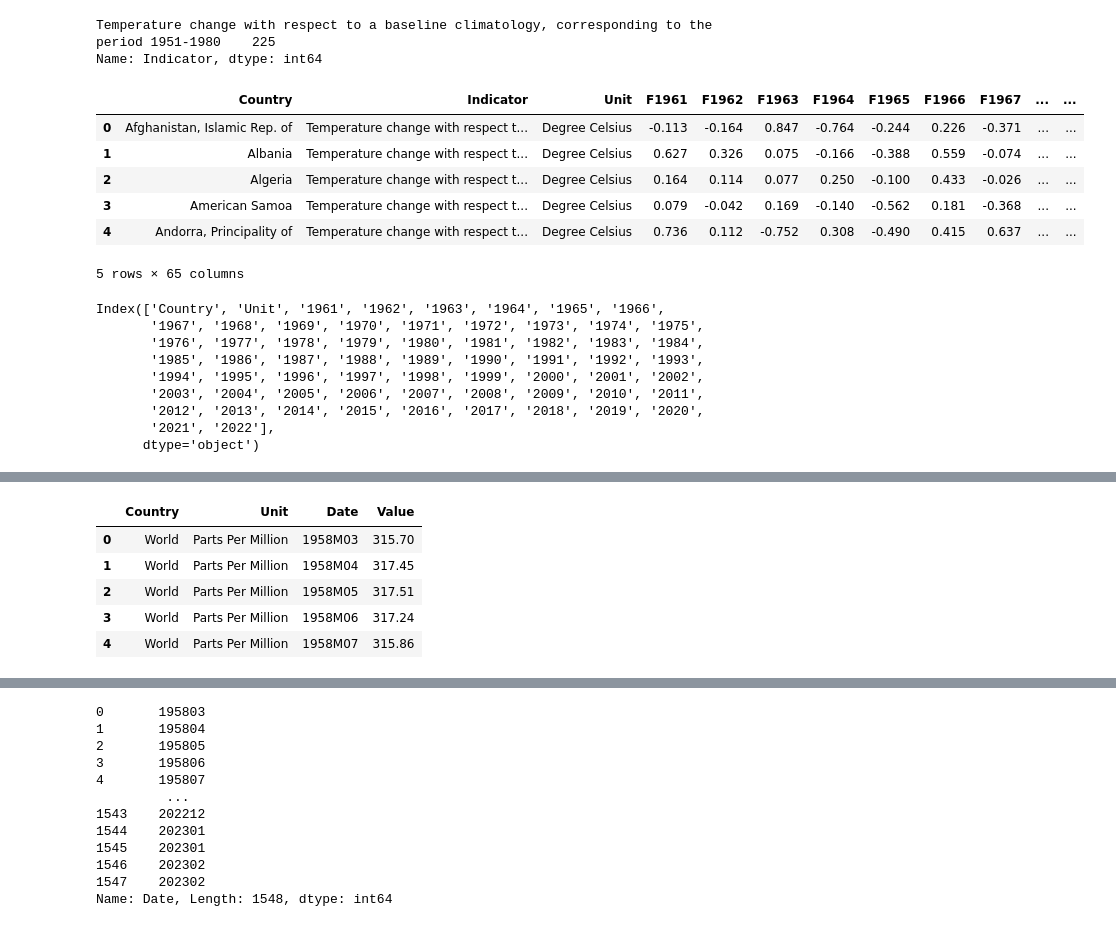
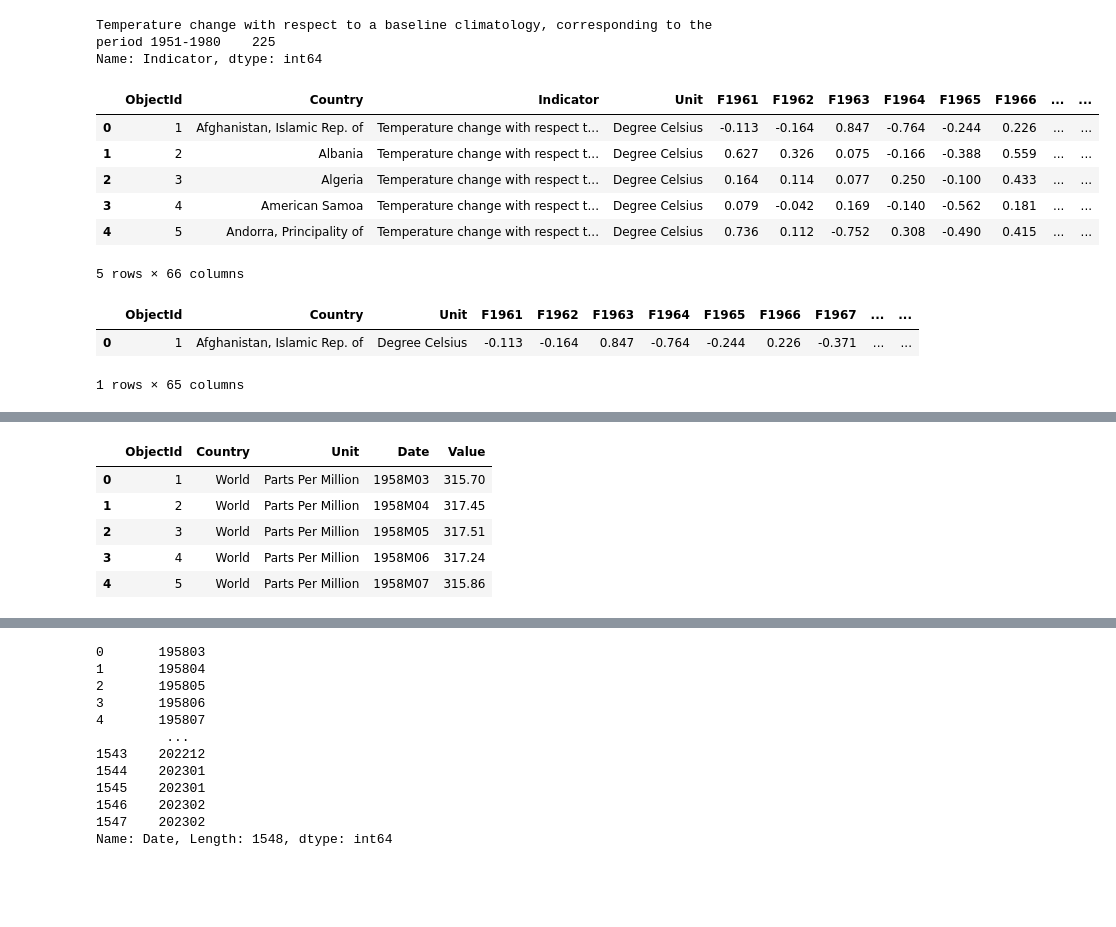
Before and after one commit to detmanski/climate_change_analysis, a Jupyter notebook: climate_data_cleaning.ipynb, the cells around one changed output, grey strips where cells are left out. Saved outputs shown, nothing was run; the diff lists cells and outputs as text; code cells hidden in the pictures; blank space fills up the shorter version.

```diff
--- a/climate_data_cleaning.ipynb
+++ b/climate_data_cleaning.ipynb
@@ -23,28 +23,24 @@ Temperature change with respect to a baseline climatology, corresponding to the
 Name: Indicator, dtype: int64
 # %%
 #drop unwanted columns
-surface_temp_change_df.drop(columns=["ObjectId","ISO2","ISO3","CTS_Code", "CTS_Name","CTS_Full_Descriptor", "Source"], axis=1, inplace=True)
+surface_temp_change_df.drop(columns=["ISO2","ISO3","CTS_Code", "CTS_Name","CTS_Full_Descriptor", "Source"], axis=1, inplace=True)
 surface_temp_change_df.head()
 # %% [output]
-|  | Country | Indicator | Unit | F1961 | F1962 | F1963 | F1964 | F1965 | F1966 | F1967 | ... | ... |
-| 0 | Afghanistan, Islamic Rep. of | Temperature change with respect t... | Degree Celsius | -0.113 | -0.164 | 0.847 | -0.764 | -0.244 | 0.226 | -0.371 | ... | ... |
-| 1 | Albania | Temperature change with respect t... | Degree Celsius | 0.627 | 0.326 | 0.075 | -0.166 | -0.388 | 0.559 | -0.074 | ... | ... |
-| 2 | Algeria | Temperature change with respect t... | Degree Celsius | 0.164 | 0.114 | 0.077 | 0.250 | -0.100 | 0.433 | -0.026 | ... | ... |
-| 3 | American Samoa | Temperature change with respect t... | Degree Celsius | 0.079 | -0.042 | 0.169 | -0.140 | -0.562 | 0.181 | -0.368 | ... | ... |
-| 4 | Andorra, Principality of | Temperature change with respect t... | Degree Celsius | 0.736 | 0.112 | -0.752 | 0.308 | -0.490 | 0.415 | 0.637 | ... | ... |
+|  | ObjectId | Country | Indicator | Unit | F1961 | F1962 | F1963 | F1964 | F1965 | F1966 | ... | ... |
+| 0 | 1 | Afghanistan, Islamic Rep. of | Temperature change with respect t... | Degree Celsius | -0.113 | -0.164 | 0.847 | -0.764 | -0.244 | 0.226 | ... | ... |
+| 1 | 2 | Albania | Temperature change with respect t... | Degree Celsius | 0.627 | 0.326 | 0.075 | -0.166 | -0.388 | 0.559 | ... | ... |
+| 2 | 3 | Algeria | Temperature change with respect t... | Degree Celsius | 0.164 | 0.114 | 0.077 | 0.250 | -0.100 | 0.433 | ... | ... |
+| 3 | 4 | American Samoa | Temperature change with respect t... | Degree Celsius | 0.079 | -0.042 | 0.169 | -0.140 | -0.562 | 0.181 | ... | ... |
+| 4 | 5 | Andorra, Principality of | Temperature change with respect t... | Degree Celsius | 0.736 | 0.112 | -0.752 | 0.308 | -0.490 | 0.415 | ... | ... |
-5 rows × 65 columns
+5 rows × 66 columns
 # %%
 surface_temp_change_df.drop(columns="Indicator", inplace=True)
 # %%
 # Remove unneeded character from the year columns
-surface_temp_change_df.columns.str.replace('F', '')
+#surface_temp_change_df.columns = surface_temp_change_df.columns.str.replace('[F]', '')
+surface_temp_change_df.drop(columns="Indicator",inplace=True)
+surface_temp_change_df.head(1)
 # %% [output]
+|  | ObjectId | Country | Unit | F1961 | F1962 | F1963 | F1964 | F1965 | F1966 | F1967 | ... | ... |
+| 0 | 1 | Afghanistan, Islamic Rep. of | Degree Celsius | -0.113 | -0.164 | 0.847 | -0.764 | -0.244 | 0.226 | -0.371 | ... | ... |
-Index(['Country', 'Unit', '1961', '1962', '1963', '1964', '1965', '1966',
-       '1967', '1968', '1969', '1970', '1971', '1972', '1973', '1974', '1975',
-       '1976', '1977', '1978', '1979', '1980', '1981', '1982', '1983', '1984',
-       '1985', '1986', '1987', '1988', '1989', '1990', '1991', '1992', '1993',
-       '1994', '1995', '1996', '1997', '1998', '1999', '2000', '2001', '2002',
-       '2003', '2004', '2005', '2006', '2007', '2008', '2009', '2010', '2011',
-       '2012', '2013', '2014', '2015', '2016', '2017', '2018', '2019', '2020',
-       '2021', '2022'],
-      dtype='object')
+1 rows × 65 columns
@@ -61,15 +60,15 @@ atmospheric_co2_df.head()
 | 4 | 5 | World | NaN | WLD | Monthly Atmospheric Carbon Dioxid... | Parts Per Million | Dr. Pieter Tans, National Oceanic... | ECCA | Atmospheric Carbon Dioxide Concen... | ... |
 # %%
 #drop unwanted columns
-atmospheric_co2_df.drop(columns=["ObjectId", "Indicator", "ISO2", "ISO3","CTS_Code", "CTS_Name","CTS_Full_Descriptor", "Source"], axis=1, inplace=True)
+atmospheric_co2_df.drop(columns=["Indicator", "ISO2", "ISO3","CTS_Code", "CTS_Name","CTS_Full_Descriptor", "Source"], axis=1, inplace=True)
 atmospheric_co2_df.head()
 # %% [output]
-|  | Country | Unit | Date | Value |
-| 0 | World | Parts Per Million | 1958M03 | 315.70 |
-| 1 | World | Parts Per Million | 1958M04 | 317.45 |
-| 2 | World | Parts Per Million | 1958M05 | 317.51 |
-| 3 | World | Parts Per Million | 1958M06 | 317.24 |
-| 4 | World | Parts Per Million | 1958M07 | 315.86 |
+|  | ObjectId | Country | Unit | Date | Value |
+| 0 | 1 | World | Parts Per Million | 1958M03 | 315.70 |
+| 1 | 2 | World | Parts Per Million | 1958M04 | 317.45 |
+| 2 | 3 | World | Parts Per Million | 1958M05 | 317.51 |
+| 3 | 4 | World | Parts Per Million | 1958M06 | 317.24 |
+| 4 | 5 | World | Parts Per Million | 1958M07 | 315.86 |
 # %%
 # Remove the 'M' from the 'Date" row
 atmospheric_co2_df["Date"] = atmospheric_co2_df["Date"].map(lambda x: x.replace('M', ''))
```
Also changed, not shown: parts of 26 cells of this notebook, 11 other files.
